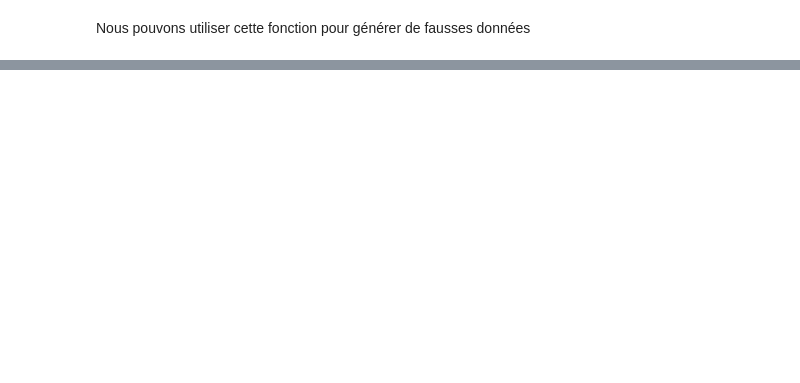
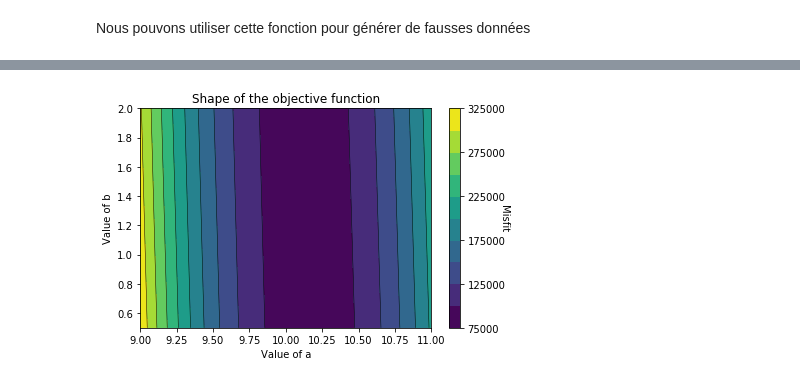
Before and after one commit to charlesll/ModelisationGeochimie, a Jupyter notebook: 02_Optimisation.ipynb, the cells around one changed output, grey strips where cells are left out. Drawn from its saved outputs; the diff is of its cells as text; code cells hidden in the pictures; blank space fills up the shorter version.

```diff
--- a/02_Optimisation.ipynb
+++ b/02_Optimisation.ipynb
@@ -67,0 +174,29 @@ plt.legend()
+# %%
+a_ = np.linspace(9.,11.,1000)
+b_ = np.linspace(0.5,2.0,1000)
+c_ = 0.02978
+
+record_misfit = np.zeros((len(a_),len(b_)))
+
+def residual(x,y,a,b,c):
+    return np.sum((y-my_polynomial(x,a,b,c))**2)
+
+for i in range(len(a_)):
+    for j in range(len(b_)):
+        record_misfit[i,j] = residual(x,y_noisy,a_[i],b_[j],c_)
+# %%
+plt.figure()
+CS = plt.contour(a_, b_, record_misfit, 10, linewidths=0.5, colors='k')
+CS = plt.contourf(a_, b_, record_misfit, 10,
+                  vmax=abs(record_misfit).max(), vmin=abs(record_misfit).min())
+cbar = plt.colorbar()
+cbar.set_label('Misfit', rotation=270)
+
+plt.xlabel("Value of a")
+plt.ylabel("Value of b")
+
+plt.title("Shape of the objective function")
+
+plt.tight_layout()
+# %% [output]
+[figure, added]
```
Also changed, not shown: parts of 26 cells of this notebook, 4 other files.
